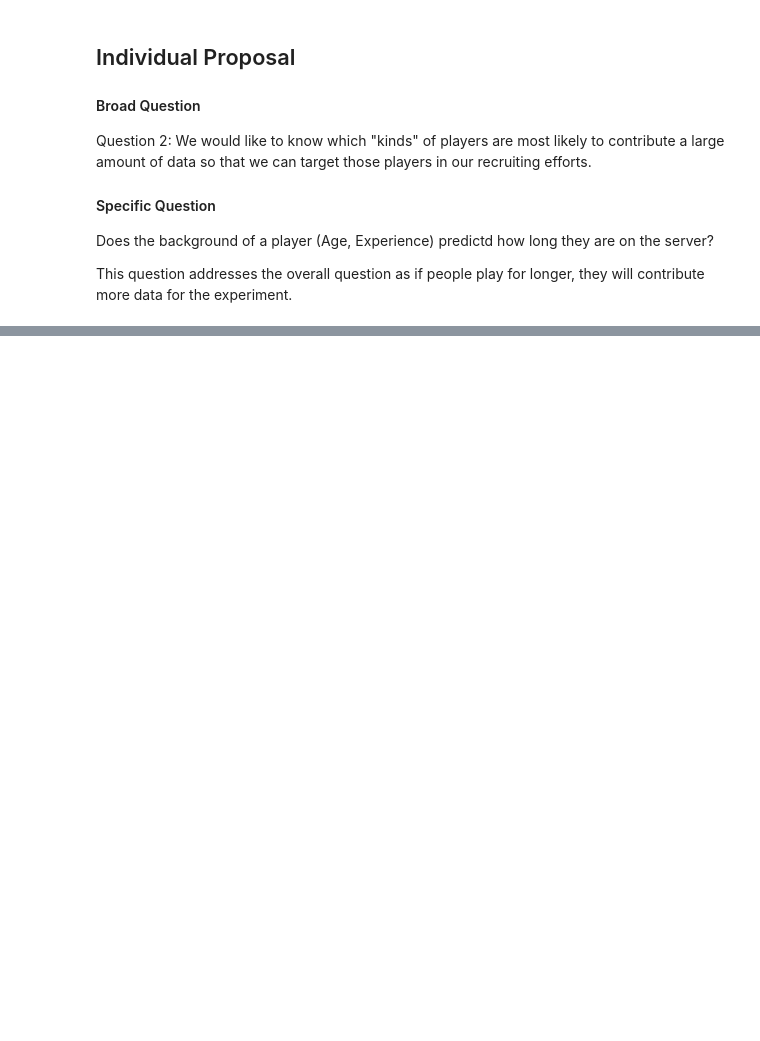
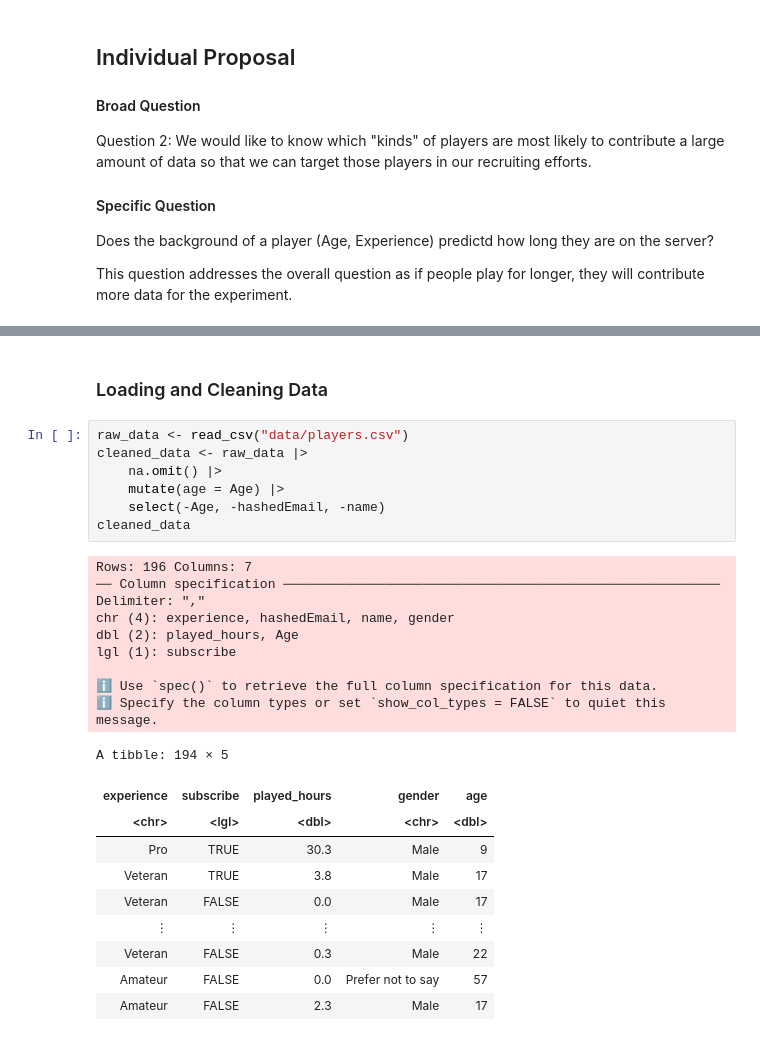
Before and after one commit to Dinglebergle/DSCI100_IndividualPlanningReport, a Jupyter notebook: IndividualReport.ipynb, the cells around one changed output, grey strips where cells are left out. Cells and saved outputs as stored; diff of their text form; blank space fills up the shorter version.

```diff
--- a/IndividualReport.ipynb
+++ b/IndividualReport.ipynb
@@ -65,3 +50,32 @@ source("cleanup.R")
 Warning message in file(filename, "r", encoding = encoding):
 “cannot open file 'cleanup.R': No such file or directory”
 ERROR: Error in file(filename, "r", encoding = encoding): cannot open the connection
+# %% [markdown]
+### Loading and Cleaning Data
+# %%
+raw_data <- read_csv("data/players.csv")
+cleaned_data <- raw_data |>
+    na.omit() |>
+    mutate(age = Age) |>
+    select(-Age, -hashedEmail, -name)
+cleaned_data
+# %% [output]
+Rows: 196 Columns: 7
+── Column specification ────────────────────────────────────────────────────────
+Delimiter: ","
+chr (4): experience, hashedEmail, name, gender
+dbl (2): played_hours, Age
+lgl (1): subscribe
+
+ℹ Use `spec()` to retrieve the full column specification for this data.
+ℹ Specify the column types or set `show_col_types = FALSE` to quiet this message.
+A tibble: 194 × 5
+| experience | subscribe | played_hours | gender | age |
+| <chr> | <lgl> | <dbl> | <chr> | <dbl> |
+| Pro | TRUE | 30.3 | Male | 9 |
+| Veteran | TRUE | 3.8 | Male | 17 |
+| Veteran | FALSE | 0.0 | Male | 17 |
+| ⋮ | ⋮ | ⋮ | ⋮ | ⋮ |
+| Veteran | FALSE | 0.3 | Male | 22 |
+| Amateur | FALSE | 0.0 | Prefer not to say | 57 |
+| Amateur | FALSE | 2.3 | Male | 17 |
```
Also changed, not shown: parts of 13 cells of this notebook.
